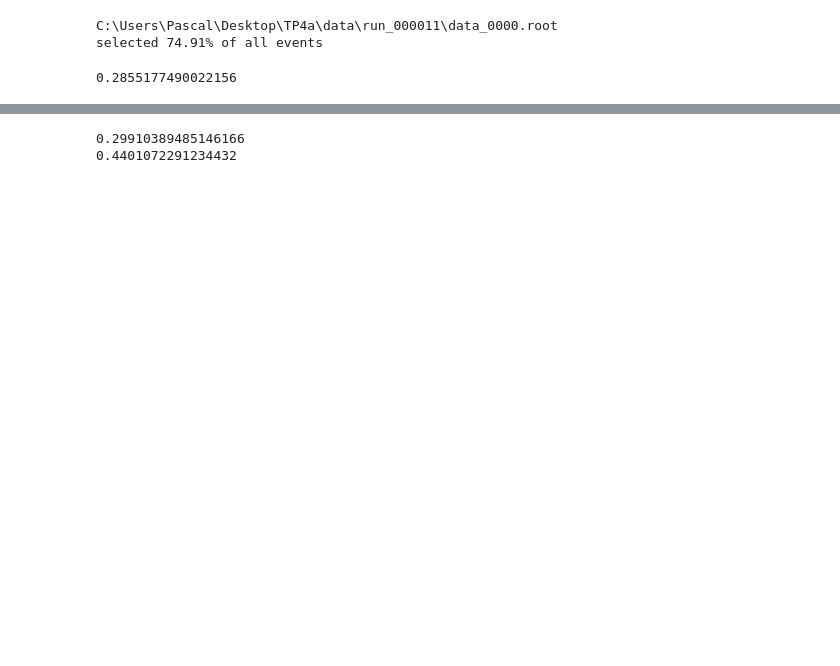
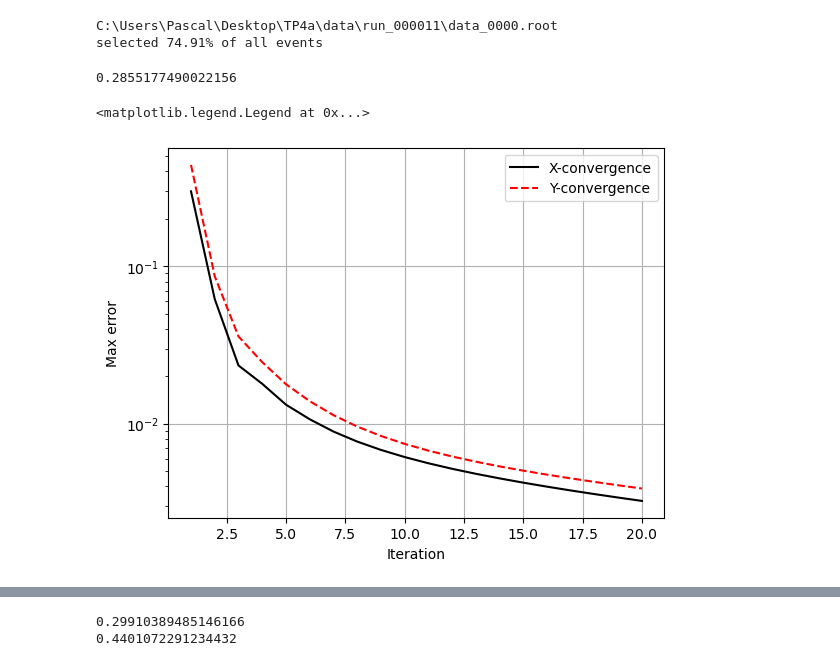
Before and after one commit to kauniska/ecal_reco, a Jupyter notebook: time_alignement/time_distribution.ipynb, the cells around one changed output, grey strips where cells are left out. Saved outputs shown, nothing was run; the diff lists cells and outputs as text; code cells hidden in the pictures; blank space fills up the shorter version.

```diff
--- a/time_alignement/time_distribution.ipynb
+++ b/time_alignement/time_distribution.ipynb
@@ -137,3 +133,14 @@ plt.legend(["X-convergence","Y-convergence"])
+# %%
+plt.figure()
+plt.semilogy(range(1, iterations + 1),ConvergTrackingX,'k')
+plt.semilogy(range(1, iterations + 1),ConvergTrackingY,'r--')
+plt.grid()
+plt.xlabel("Iteration")
+plt.ylabel("Max error")
+plt.legend(["X-convergence","Y-convergence"])
+# %% [output]
+<matplotlib.legend.Legend at 0x...>
+[figure, added]
 # %%
 i = random.randint(0,23)
 j = random.randint(0,7)
```
Also changed, not shown: parts of 9 cells of this notebook.
